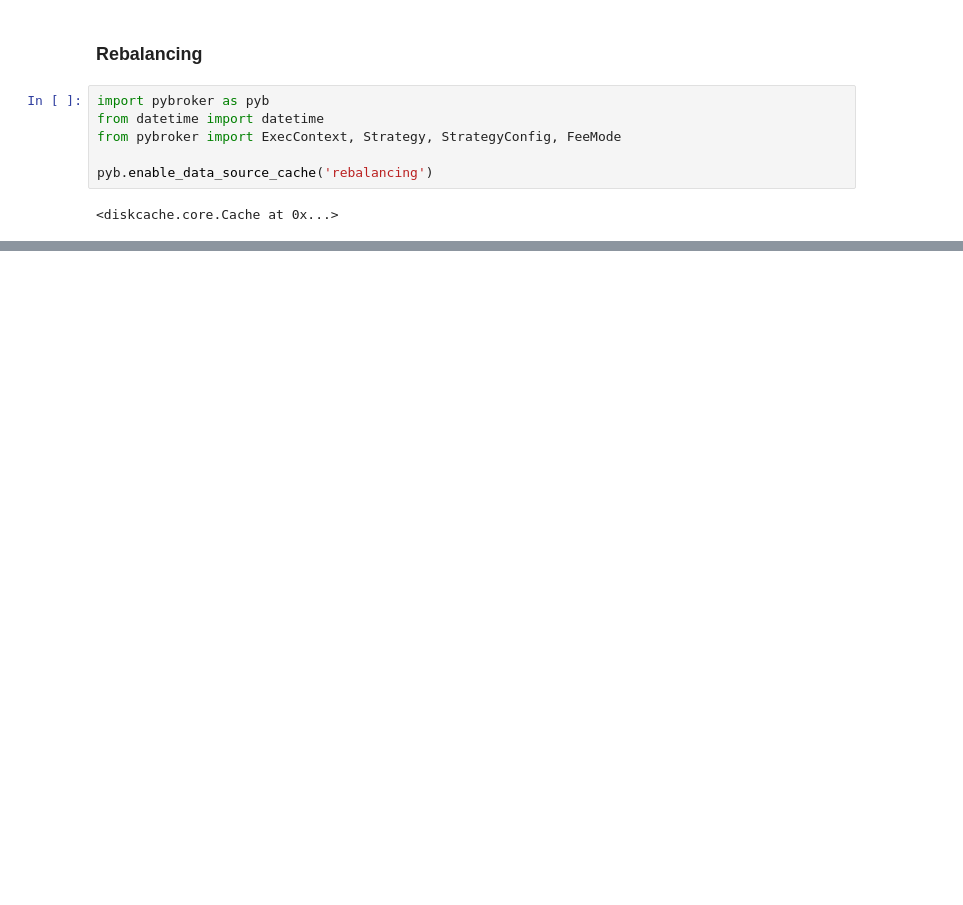
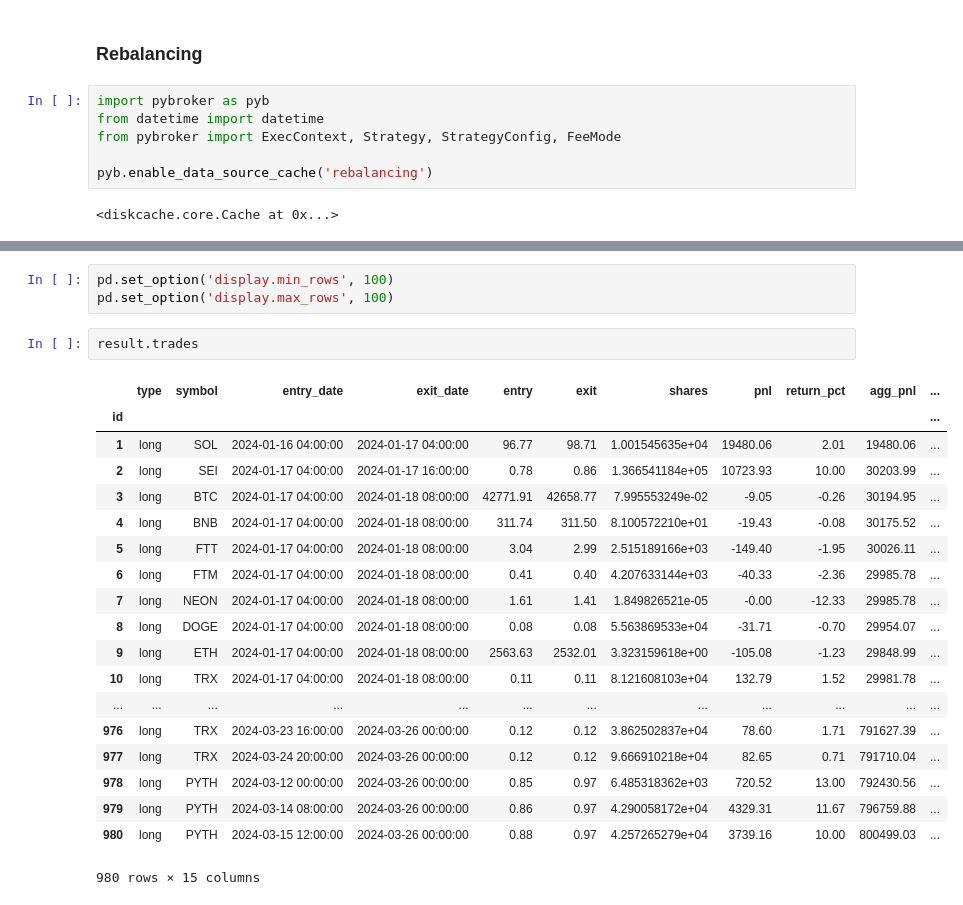
Before and after one commit to s-agapov/QuantMod, a Jupyter notebook: TP/Portfolio/10-Pyfoliopt- PyBroker.ipynb, the cells around one changed output, grey strips where cells are left out. Drawn from its saved outputs; the diff is of its cells as text; blank space fills up the shorter version.

```diff
--- a/TP/Portfolio/10-Pyfoliopt- PyBroker.ipynb
+++ b/TP/Portfolio/10-Pyfoliopt- PyBroker.ipynb
@@ -309,0 +208,25 @@ chart.plot(result.portfolio.index, result.portfolio['market_value'])
+# %%
+pd.set_option('display.min_rows', 100)
+pd.set_option('display.max_rows', 100)
+# %%
+result.trades
+# %% [output]
+|  | type | symbol | entry_date | exit_date | entry | exit | shares | pnl | return_pct | agg_pnl | ... |
+| id |  |  |  |  |  |  |  |  |  |  | ... |
+| 1 | long | SOL | 2024-01-16 04:00:00 | 2024-01-17 04:00:00 | 96.77 | 98.71 | 1.001545635e+04 | 19480.06 | 2.01 | 19480.06 | ... |
+| 2 | long | SEI | 2024-01-17 04:00:00 | 2024-01-17 16:00:00 | 0.78 | 0.86 | 1.366541184e+05 | 10723.93 | 10.00 | 30203.99 | ... |
+| 3 | long | BTC | 2024-01-17 04:00:00 | 2024-01-18 08:00:00 | 42771.91 | 42658.77 | 7.995553249e-02 | -9.05 | -0.26 | 30194.95 | ... |
+| 4 | long | BNB | 2024-01-17 04:00:00 | 2024-01-18 08:00:00 | 311.74 | 311.50 | 8.100572210e+01 | -19.43 | -0.08 | 30175.52 | ... |
+| 5 | long | FTT | 2024-01-17 04:00:00 | 2024-01-18 08:00:00 | 3.04 | 2.99 | 2.515189166e+03 | -149.40 | -1.95 | 30026.11 | ... |
+| 6 | long | FTM | 2024-01-17 04:00:00 | 2024-01-18 08:00:00 | 0.41 | 0.40 | 4.207633144e+03 | -40.33 | -2.36 | 29985.78 | ... |
+| 7 | long | NEON | 2024-01-17 04:00:00 | 2024-01-18 08:00:00 | 1.61 | 1.41 | 1.849826521e-05 | -0.00 | -12.33 | 29985.78 | ... |
+| 8 | long | DOGE | 2024-01-17 04:00:00 | 2024-01-18 08:00:00 | 0.08 | 0.08 | 5.563869533e+04 | -31.71 | -0.70 | 29954.07 | ... |
+| 9 | long | ETH | 2024-01-17 04:00:00 | 2024-01-18 08:00:00 | 2563.63 | 2532.01 | 3.323159618e+00 | -105.08 | -1.23 | 29848.99 | ... |
+| 10 | long | TRX | 2024-01-17 04:00:00 | 2024-01-18 08:00:00 | 0.11 | 0.11 | 8.121608103e+04 | 132.79 | 1.52 | 29981.78 | ... |
+| ... | ... | ... | ... | ... | ... | ... | ... | ... | ... | ... | ... |
+| 976 | long | TRX | 2024-03-23 16:00:00 | 2024-03-26 00:00:00 | 0.12 | 0.12 | 3.862502837e+04 | 78.60 | 1.71 | 791627.39 | ... |
+| 977 | long | TRX | 2024-03-24 20:00:00 | 2024-03-26 00:00:00 | 0.12 | 0.12 | 9.666910218e+04 | 82.65 | 0.71 | 791710.04 | ... |
+| 978 | long | PYTH | 2024-03-12 00:00:00 | 2024-03-26 00:00:00 | 0.85 | 0.97 | 6.485318362e+03 | 720.52 | 13.00 | 792430.56 | ... |
+| 979 | long | PYTH | 2024-03-14 08:00:00 | 2024-03-26 00:00:00 | 0.86 | 0.97 | 4.290058172e+04 | 4329.31 | 11.67 | 796759.88 | ... |
+| 980 | long | PYTH | 2024-03-15 12:00:00 | 2024-03-26 00:00:00 | 0.88 | 0.97 | 4.257265279e+04 | 3739.16 | 10.00 | 800499.03 | ... |
+980 rows × 15 columns
```
Also changed, not shown: parts of 20 cells of this notebook, 42 other files.
